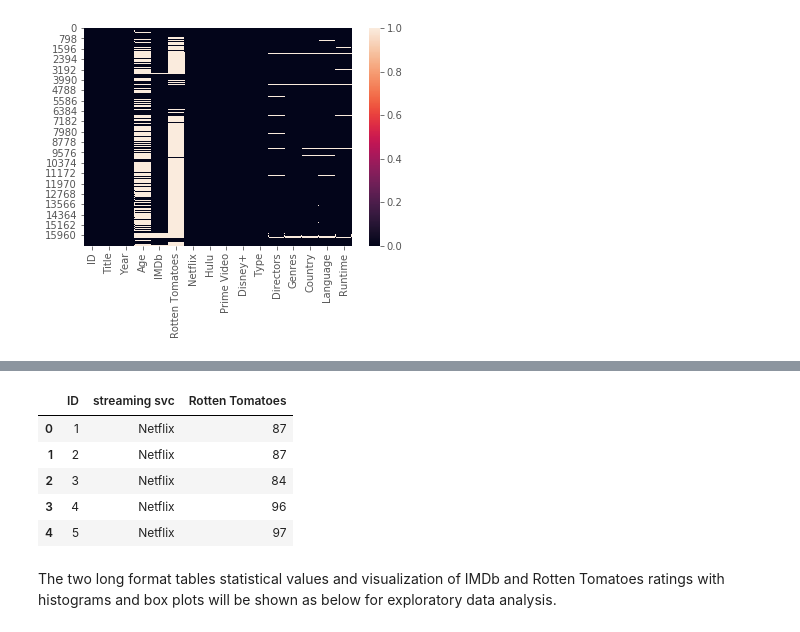
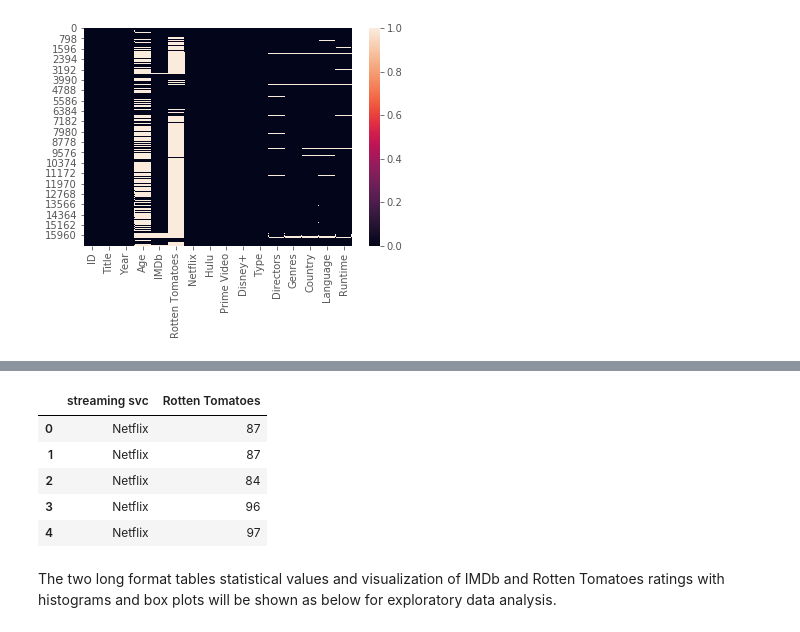
Before and after one commit to chenkecoco1/AIM-5001, a Jupyter notebook: K_CHEN_FinalProject.ipynb, the cells around one changed output, grey strips where cells are left out. Saved outputs shown, nothing was run; the diff lists cells and outputs as text; code cells hidden in the pictures.

```diff
--- a/K_CHEN_FinalProject.ipynb
+++ b/K_CHEN_FinalProject.ipynb
@@ -93,21 +93,21 @@ imdb_svc_melted.head()
 # %%
 # select the 'ID','Rotten Tomatoes','Netflix','Hulu','Prime Video','Disney+' columns as a new dataframe for analyze, drop missing values
-rt_svc=Movies[['ID','Rotten Tomatoes','Netflix','Hulu','Prime Video','Disney+']].dropna().reindex()
+rt_svc=Movies[['Rotten Tomatoes','Netflix','Hulu','Prime Video','Disney+']].dropna().reindex()
 # melt the table by streaming services
-rt_svc_melted=pd.melt(rt_svc,id_vars=['ID','Rotten Tomatoes'],var_name='streaming svc')
+rt_svc_melted=pd.melt(rt_svc,id_vars=['Rotten Tomatoes'],var_name='streaming svc')
 # only keep the value is 1 for indicating the movie was shown through this streaming service
-rt_svc_melted=rt_svc_melted[rt_svc_melted['value']==1][['ID','streaming svc','Rotten Tomatoes']]
+rt_svc_melted=rt_svc_melted[rt_svc_melted['value']==1][['streaming svc','Rotten Tomatoes']]
 # convert the 'Rotten Tomatoes' data type as int64 from dtype object
 rt_svc_melted['Rotten Tomatoes']=rt_svc_melted['Rotten Tomatoes'].astype('int64')
 # check the long format table
 rt_svc_melted.head()
 # %% [output]
-|  | ID | streaming svc | Rotten Tomatoes |
-| 0 | 1 | Netflix | 87 |
-| 1 | 2 | Netflix | 87 |
-| 2 | 3 | Netflix | 84 |
-| 3 | 4 | Netflix | 96 |
-| 4 | 5 | Netflix | 97 |
+|  | streaming svc | Rotten Tomatoes |
+| 0 | Netflix | 87 |
+| 1 | Netflix | 87 |
+| 2 | Netflix | 84 |
+| 3 | Netflix | 96 |
+| 4 | Netflix | 97 |
 # %% [markdown]
 The two long format tables statistical values and visualization of IMDb and Rotten Tomatoes ratings with histograms and box plots will be shown as below for exploratory data analysis.
 # %%
```
Also changed, not shown: parts of 33 cells of this notebook.
